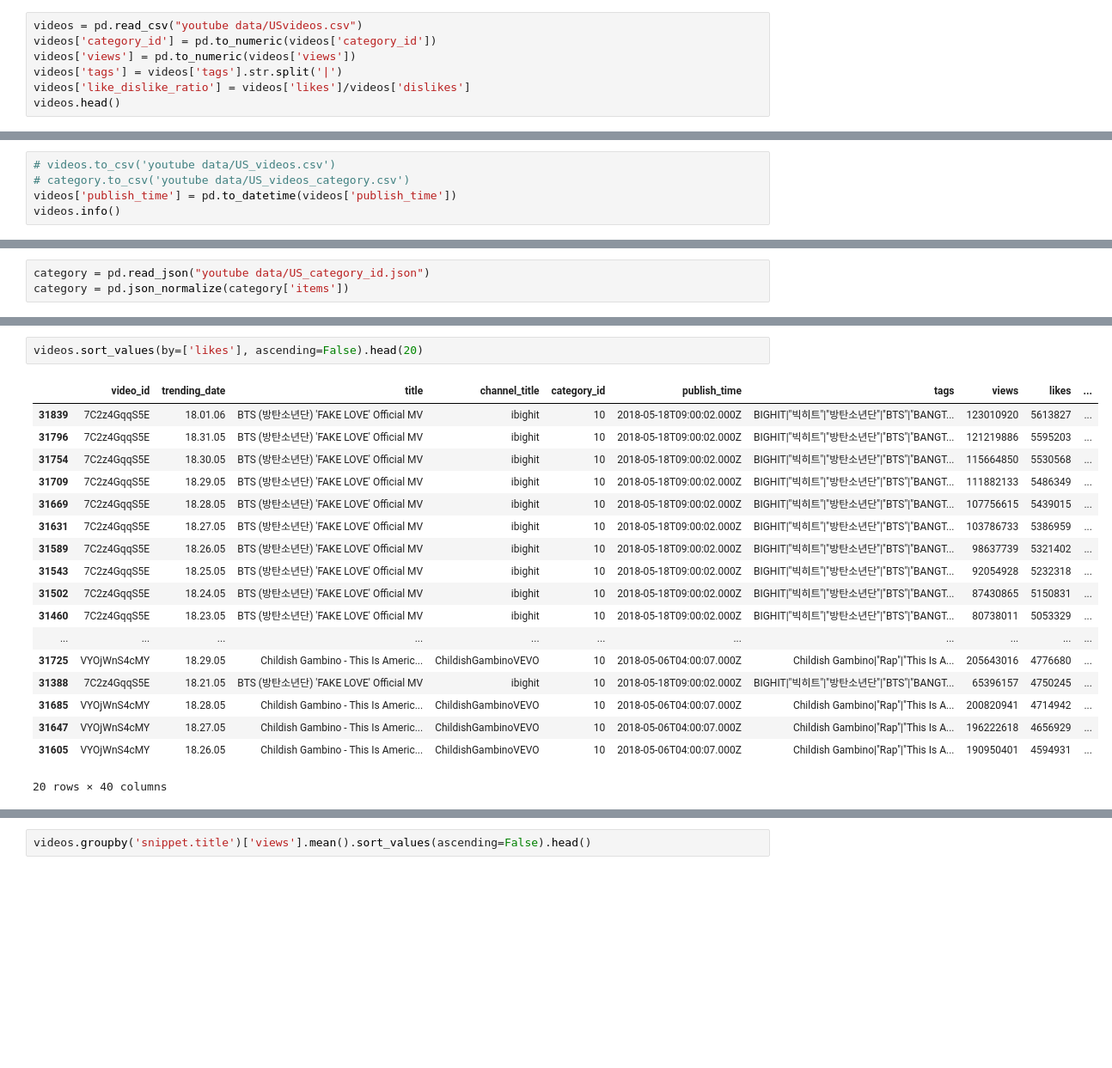
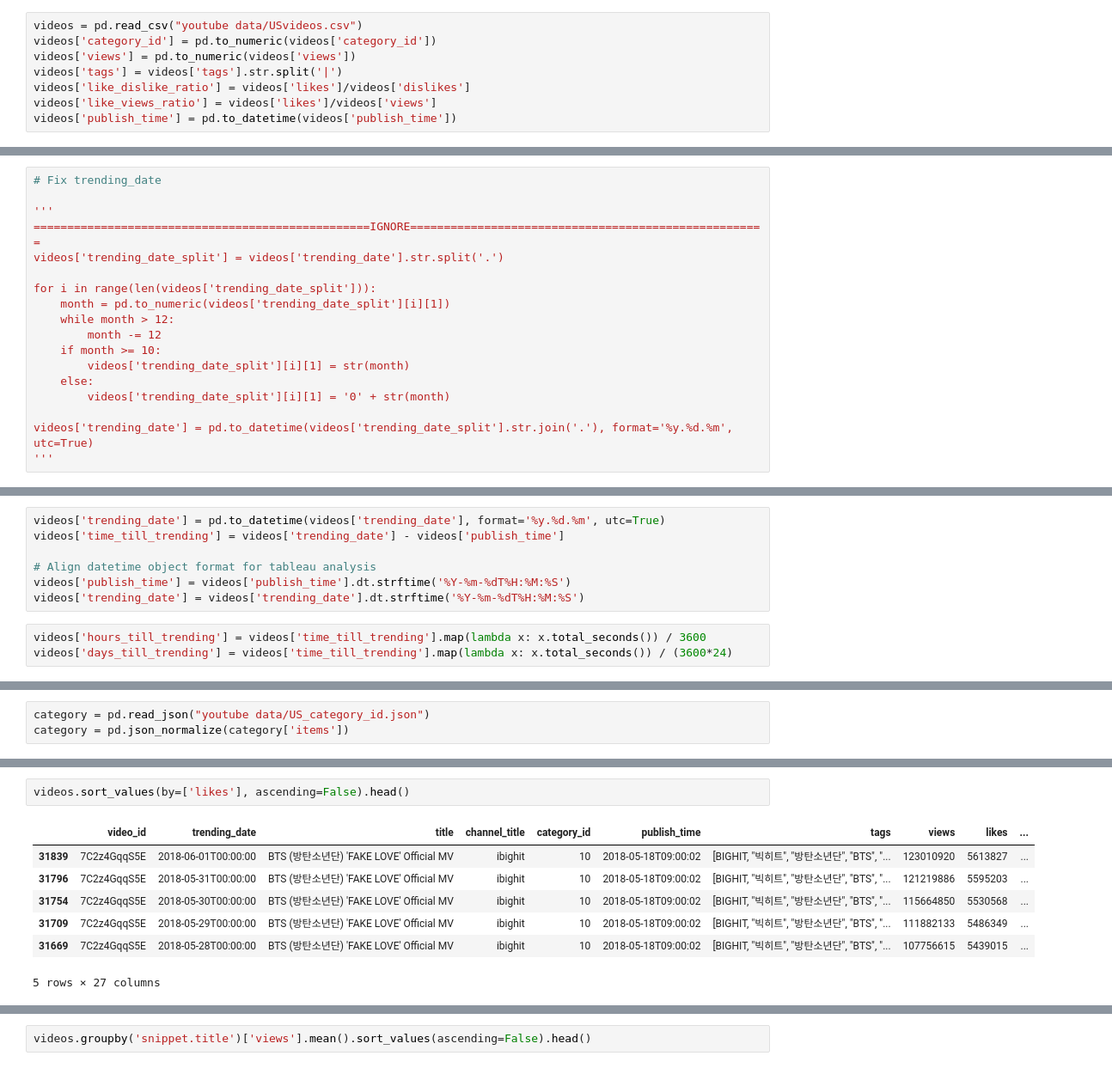
Before and after one commit to julialu-nini/ds-youtube-project, a Jupyter notebook: YouTube videos EDA.ipynb, the cells around one changed output, grey strips where cells are left out. Shown: that part at 86% size. Cells and saved outputs as stored; diff of their text form; blank space fills up the shorter version.

```diff
--- a/YouTube videos EDA.ipynb
+++ b/YouTube videos EDA.ipynb
@@ -10,4 +12,5 @@ videos['category_id'] = pd.to_numeric(videos['category_id'])
 videos['views'] = pd.to_numeric(videos['views'])
 videos['tags'] = videos['tags'].str.split('|')
 videos['like_dislike_ratio'] = videos['likes']/videos['dislikes']
-videos.head()
+videos['like_views_ratio'] = videos['likes']/videos['views']
+videos['publish_time'] = pd.to_datetime(videos['publish_time'])
@@ -21,5 +17,17 @@ videos.head()
 # %%
-# videos.to_csv('youtube data/US_videos.csv')
-# category.to_csv('youtube data/US_videos_category.csv')
-videos['publish_time'] = pd.to_datetime(videos['publish_time'])
-videos.info()
+# Fix trending_date
+
+''' ==================================================IGNORE=====================================================
+videos['trending_date_split'] = videos['trending_date'].str.split('.')
+
+for i in range(len(videos['trending_date_split'])):
+    month = pd.to_numeric(videos['trending_date_split'][i][1])
+    while month > 12:
+        month -= 12
+    if month >= 10:
+        videos['trending_date_split'][i][1] = str(month)
+    else:
+        videos['trending_date_split'][i][1] = '0' + str(month)
+
+videos['trending_date'] = pd.to_datetime(videos['trending_date_split'].str.join('.'), format='%y.%d.%m', utc=True)
+'''
@@ -43,0 +34,10 @@ memory usage: 4.5+ MB
+# %%
+videos['trending_date'] = pd.to_datetime(videos['trending_date'], format='%y.%d.%m', utc=True)
+videos['time_till_trending'] = videos['trending_date'] - videos['publish_time']
+
+# Align datetime object format for tableau analysis
+videos['publish_time'] = videos['publish_time'].dt.strftime('%Y-%m-%dT%H:%M:%S')
+videos['trending_date'] = videos['trending_date'].dt.strftime('%Y-%m-%dT%H:%M:%S')
+# %%
+videos['hours_till_trending'] = videos['time_till_trending'].map(lambda x: x.total_seconds()) / 3600
+videos['days_till_trending'] = videos['time_till_trending'].map(lambda x: x.total_seconds()) / (3600*24)
@@ -67,26 +98,15 @@ sns.pairplot(videos,vars=videos.columns[7:11])
 <seaborn.axisgrid.PairGrid at 0x...>
 [figure]
 # %%
-videos.sort_values(by=['likes'], ascending=False).head(20)
+videos.sort_values(by=['likes'], ascending=False).head()
 # %% [output]
 |  | video_id | trending_date | title | channel_title | category_id | publish_time | tags | views | likes | ... |
-| 31839 | 7C2z4GqqS5E | 18.01.06 | BTS (방탄소년단) 'FAKE LOVE' Official MV | ibighit | 10 | 2018-05-18T09:00:02.000Z | BIGHIT|"빅히트"|"방탄소년단"|"BTS"|"BANGT... | 123010920 | 5613827 | ... |
-| 31796 | 7C2z4GqqS5E | 18.31.05 | BTS (방탄소년단) 'FAKE LOVE' Official MV | ibighit | 10 | 2018-05-18T09:00:02.000Z | BIGHIT|"빅히트"|"방탄소년단"|"BTS"|"BANGT... | 121219886 | 5595203 | ... |
-| 31754 | 7C2z4GqqS5E | 18.30.05 | BTS (방탄소년단) 'FAKE LOVE' Official MV | ibighit | 10 | 2018-05-18T09:00:02.000Z | BIGHIT|"빅히트"|"방탄소년단"|"BTS"|"BANGT... | 115664850 | 5530568 | ... |
-| 31709 | 7C2z4GqqS5E | 18.29.05 | BTS (방탄소년단) 'FAKE LOVE' Official MV | ibighit | 10 | 2018-05-18T09:00:02.000Z | BIGHIT|"빅히트"|"방탄소년단"|"BTS"|"BANGT... | 111882133 | 5486349 | ... |
-| 31669 | 7C2z4GqqS5E | 18.28.05 | BTS (방탄소년단) 'FAKE LOVE' Official MV | ibighit | 10 | 2018-05-18T09:00:02.000Z | BIGHIT|"빅히트"|"방탄소년단"|"BTS"|"BANGT... | 107756615 | 5439015 | ... |
-| 31631 | 7C2z4GqqS5E | 18.27.05 | BTS (방탄소년단) 'FAKE LOVE' Official MV | ibighit | 10 | 2018-05-18T09:00:02.000Z | BIGHIT|"빅히트"|"방탄소년단"|"BTS"|"BANGT... | 103786733 | 5386959 | ... |
-| 31589 | 7C2z4GqqS5E | 18.26.05 | BTS (방탄소년단) 'FAKE LOVE' Official MV | ibighit | 10 | 2018-05-18T09:00:02.000Z | BIGHIT|"빅히트"|"방탄소년단"|"BTS"|"BANGT... | 98637739 | 5321402 | ... |
-| 31543 | 7C2z4GqqS5E | 18.25.05 | BTS (방탄소년단) 'FAKE LOVE' Official MV | ibighit | 10 | 2018-05-18T09:00:02.000Z | BIGHIT|"빅히트"|"방탄소년단"|"BTS"|"BANGT... | 92054928 | 5232318 | ... |
-| 31502 | 7C2z4GqqS5E | 18.24.05 | BTS (방탄소년단) 'FAKE LOVE' Official MV | ibighit | 10 | 2018-05-18T09:00:02.000Z | BIGHIT|"빅히트"|"방탄소년단"|"BTS"|"BANGT... | 87430865 | 5150831 | ... |
-| 31460 | 7C2z4GqqS5E | 18.23.05 | BTS (방탄소년단) 'FAKE LOVE' Official MV | ibighit | 10 | 2018-05-18T09:00:02.000Z | BIGHIT|"빅히트"|"방탄소년단"|"BTS"|"BANGT... | 80738011 | 5053329 | ... |
-| ... | ... | ... | ... | ... | ... | ... | ... | ... | ... | ... |
-| 31725 | VYOjWnS4cMY | 18.29.05 | Childish Gambino - This Is Americ... | ChildishGambinoVEVO | 10 | 2018-05-06T04:00:07.000Z | Childish Gambino|"Rap"|"This Is A... | 205643016 | 4776680 | ... |
-| 31388 | 7C2z4GqqS5E | 18.21.05 | BTS (방탄소년단) 'FAKE LOVE' Official MV | ibighit | 10 | 2018-05-18T09:00:02.000Z | BIGHIT|"빅히트"|"방탄소년단"|"BTS"|"BANGT... | 65396157 | 4750245 | ... |
-| 31685 | VYOjWnS4cMY | 18.28.05 | Childish Gambino - This Is Americ... | ChildishGambinoVEVO | 10 | 2018-05-06T04:00:07.000Z | Childish Gambino|"Rap"|"This Is A... | 200820941 | 4714942 | ... |
-| 31647 | VYOjWnS4cMY | 18.27.05 | Childish Gambino - This Is Americ... | ChildishGambinoVEVO | 10 | 2018-05-06T04:00:07.000Z | Childish Gambino|"Rap"|"This Is A... | 196222618 | 4656929 | ... |
-| 31605 | VYOjWnS4cMY | 18.26.05 | Childish Gambino - This Is Americ... | ChildishGambinoVEVO | 10 | 2018-05-06T04:00:07.000Z | Childish Gambino|"Rap"|"This Is A... | 190950401 | 4594931 | ... |
+| 31839 | 7C2z4GqqS5E | 2018-06-01T00:00:00 | BTS (방탄소년단) 'FAKE LOVE' Official MV | ibighit | 10 | 2018-05-18T09:00:02 | [BIGHIT, "빅히트", "방탄소년단", "BTS", "... | 123010920 | 5613827 | ... |
+| 31796 | 7C2z4GqqS5E | 2018-05-31T00:00:00 | BTS (방탄소년단) 'FAKE LOVE' Official MV | ibighit | 10 | 2018-05-18T09:00:02 | [BIGHIT, "빅히트", "방탄소년단", "BTS", "... | 121219886 | 5595203 | ... |
+| 31754 | 7C2z4GqqS5E | 2018-05-30T00:00:00 | BTS (방탄소년단) 'FAKE LOVE' Official MV | ibighit | 10 | 2018-05-18T09:00:02 | [BIGHIT, "빅히트", "방탄소년단", "BTS", "... | 115664850 | 5530568 | ... |
+| 31709 | 7C2z4GqqS5E | 2018-05-29T00:00:00 | BTS (방탄소년단) 'FAKE LOVE' Official MV | ibighit | 10 | 2018-05-18T09:00:02 | [BIGHIT, "빅히트", "방탄소년단", "BTS", "... | 111882133 | 5486349 | ... |
+| 31669 | 7C2z4GqqS5E | 2018-05-28T00:00:00 | BTS (방탄소년단) 'FAKE LOVE' Official MV | ibighit | 10 | 2018-05-18T09:00:02 | [BIGHIT, "빅히트", "방탄소년단", "BTS", "... | 107756615 | 5439015 | ... |
-20 rows × 40 columns
+5 rows × 27 columns
 # %%
 videos.sort_values(by=['views'],ascending=False).head()
 # %% [output]
```
Also changed, not shown: parts of 22 cells of this notebook.
